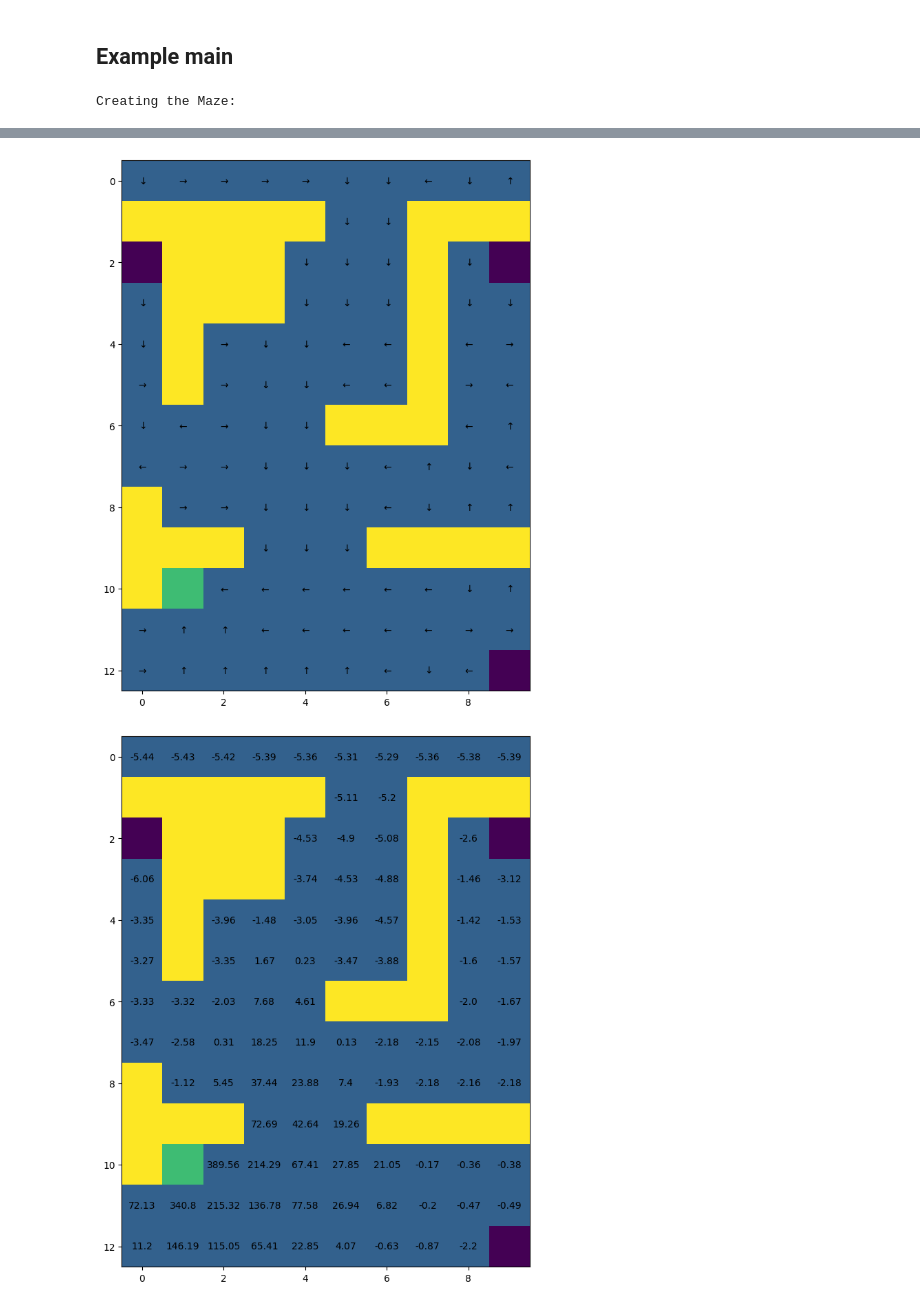
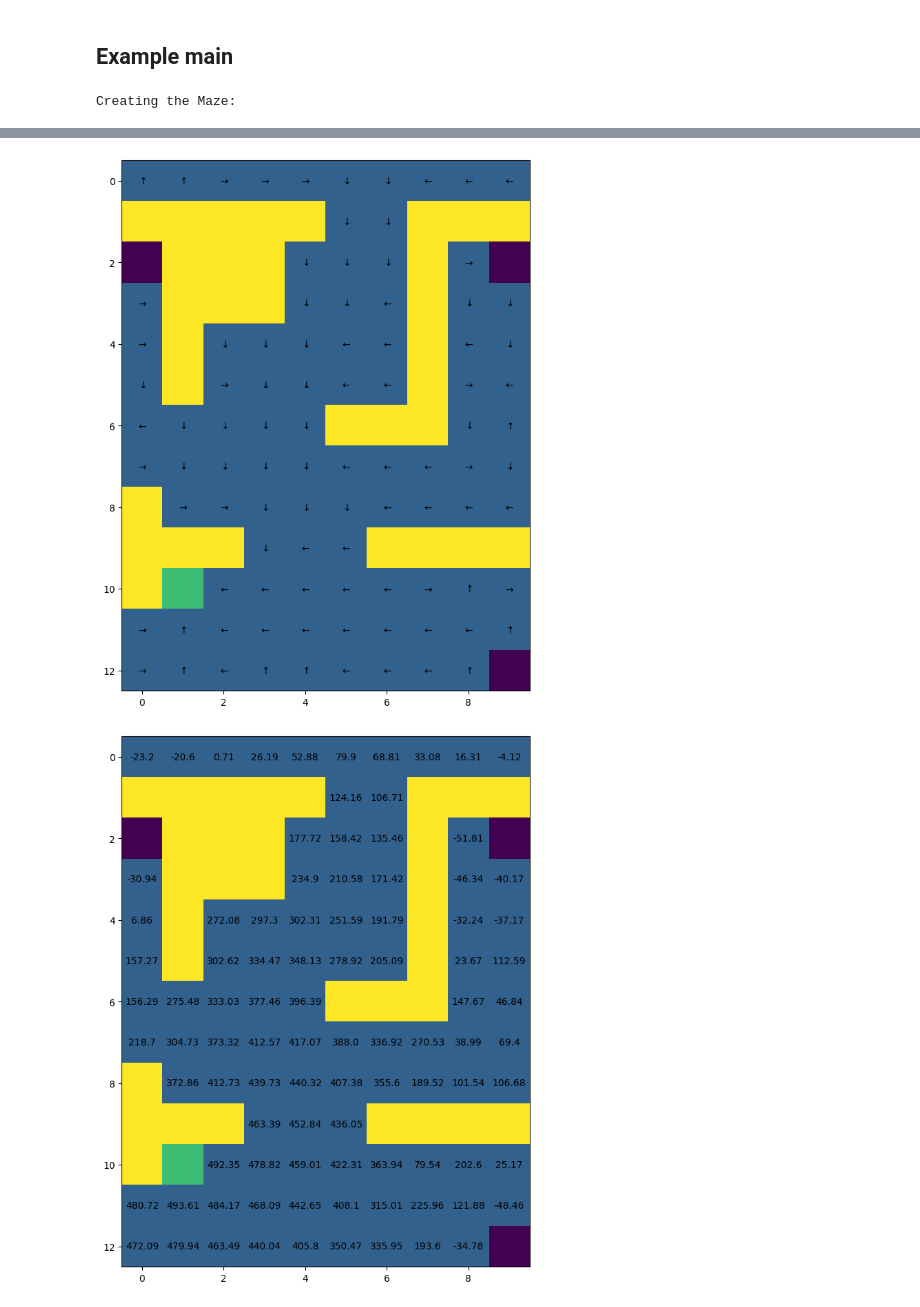
Before and after one commit to annnnnnnnnnie/imperial_ml_2022_coursework, a Jupyter notebook: coursework_1.ipynb, the cells around one changed output, grey strips where cells are left out. Saved outputs shown, nothing was run; the diff lists cells and outputs as text; code cells hidden in the pictures.

```diff
--- a/coursework_1.ipynb
+++ b/coursework_1.ipynb
@@ -681,21 +685,21 @@ maze = Maze()
 
 ### Question 2: Monte-Carlo learning
 
-# mc_agent = MC_agent()
-# mc_policy, mc_values, total_rewards = mc_agent.solve(maze)
-#
-# print("Results of the MC agent:\n")
-# maze.get_graphics().draw_policy(mc_policy)
-# maze.get_graphics().draw_value(mc_values[-1])
+mc_agent = MC_agent()
+mc_policy, mc_values, total_rewards = mc_agent.solve(maze)
+
+print("Results of the MC agent:\n")
+maze.get_graphics().draw_policy(mc_policy)
+maze.get_graphics().draw_value(mc_values[-1])
 
 ### Question 3: Temporal-Difference learning
-
-td_agent = TD_agent()
-td_policy, td_values, total_rewards = td_agent.solve(maze)
-
-print("Results of the TD agent:\n")
-maze.get_graphics().draw_policy(td_policy)
-maze.get_graphics().draw_value(td_values[-1])
+#
+# td_agent = TD_agent()
+# td_policy, td_values, total_rewards = td_agent.solve(maze)
+#
+# print("Results of the TD agent:\n")
+# maze.get_graphics().draw_policy(td_policy)
+# maze.get_graphics().draw_value(td_values[-1])
 # %% [output]
 Creating the Maze:
 [figure]
@@ -708,2 +712,2 @@ Results of the TD agent:
-[figure, old version]
+[figure, new version]
-[figure, old version]
+[figure, new version]
```
Also changed, not shown: parts of 3 cells of this notebook, 3 other files.
